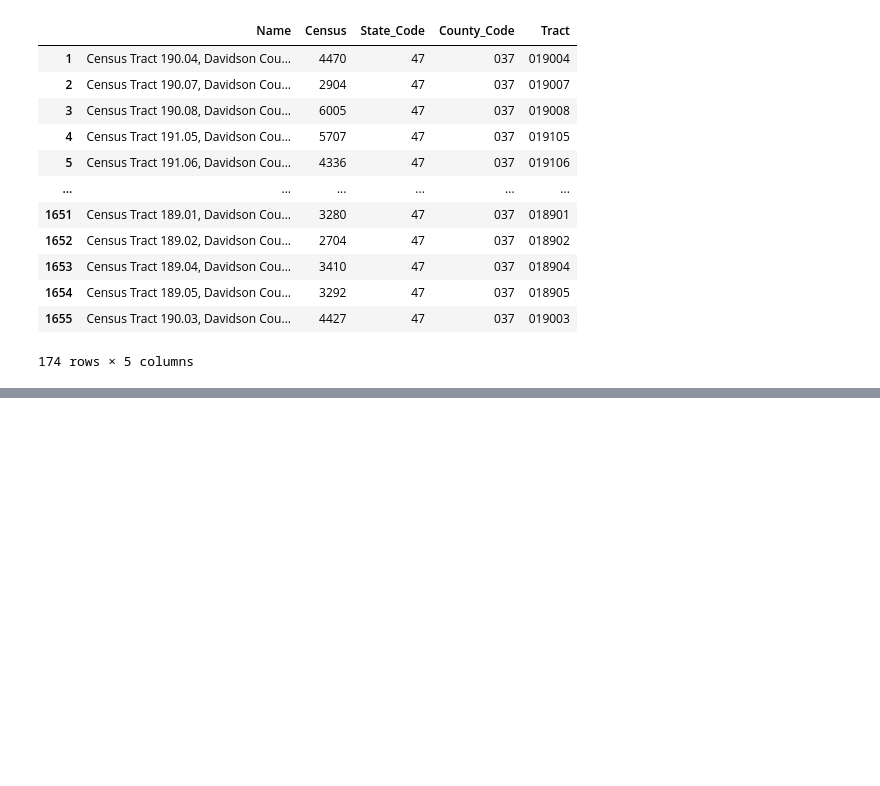
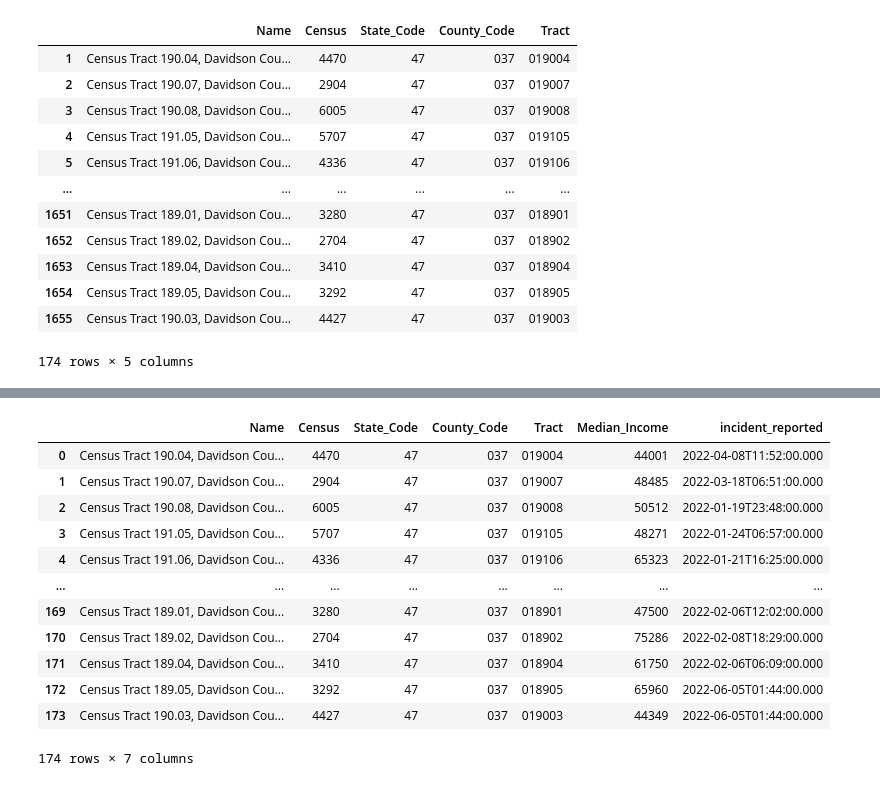
Before and after one commit to nss-data-science-cohort-6/api_project-pizza_twizzlers, a Jupyter notebook: API Pizza Twizzlers.ipynb, the cells around one changed output, grey strips where cells are left out. Drawn from its saved outputs; the diff is of its cells as text; code cells hidden in the pictures; blank space fills up the shorter version.

```diff
--- a/API Pizza Twizzlers.ipynb
+++ b/API Pizza Twizzlers.ipynb
@@ -176,3 +306,20 @@ response.text
+# %%
+census_income_incidents = tn_davidson_census_income[tn_davidson_census_income['County_Code'] == '037']
+census_income_incidents
+# %% [output]
+|  | Name | Census | State_Code | County_Code | Tract | Median_Income | incident_reported |
+| 0 | Census Tract 190.04, Davidson Cou... | 4470 | 47 | 037 | 019004 | 44001 | 2022-04-08T11:52:00.000 |
+| 1 | Census Tract 190.07, Davidson Cou... | 2904 | 47 | 037 | 019007 | 48485 | 2022-03-18T06:51:00.000 |
+| 2 | Census Tract 190.08, Davidson Cou... | 6005 | 47 | 037 | 019008 | 50512 | 2022-01-19T23:48:00.000 |
+| 3 | Census Tract 191.05, Davidson Cou... | 5707 | 47 | 037 | 019105 | 48271 | 2022-01-24T06:57:00.000 |
+| 4 | Census Tract 191.06, Davidson Cou... | 4336 | 47 | 037 | 019106 | 65323 | 2022-01-21T16:25:00.000 |
+| ... | ... | ... | ... | ... | ... | ... | ... |
+| 169 | Census Tract 189.01, Davidson Cou... | 3280 | 47 | 037 | 018901 | 47500 | 2022-02-06T12:02:00.000 |
+| 170 | Census Tract 189.02, Davidson Cou... | 2704 | 47 | 037 | 018902 | 75286 | 2022-02-08T18:29:00.000 |
+| 171 | Census Tract 189.04, Davidson Cou... | 3410 | 47 | 037 | 018904 | 61750 | 2022-02-06T06:09:00.000 |
+| 172 | Census Tract 189.05, Davidson Cou... | 3292 | 47 | 037 | 018905 | 65960 | 2022-06-05T01:44:00.000 |
+| 173 | Census Tract 190.03, Davidson Cou... | 4427 | 47 | 037 | 019003 | 44349 | 2022-06-05T01:44:00.000 |
+174 rows × 7 columns
 # %%
 census_track = gpd.read_file('./tn_census_tract/')
 # %%
```
Also changed, not shown: parts of 17 cells of this notebook.
